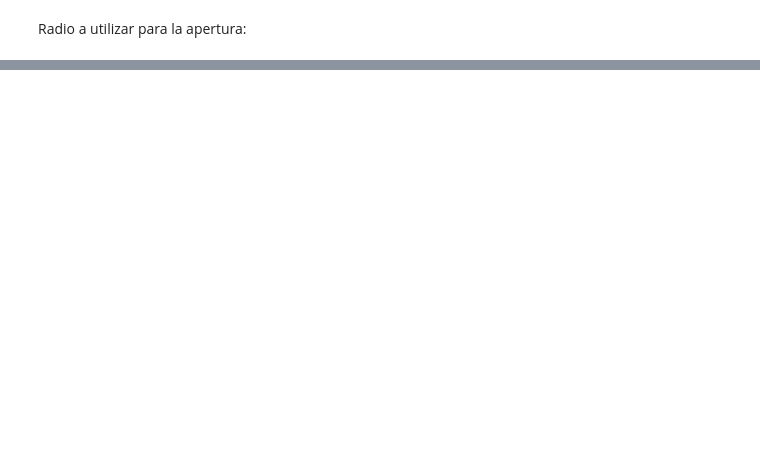
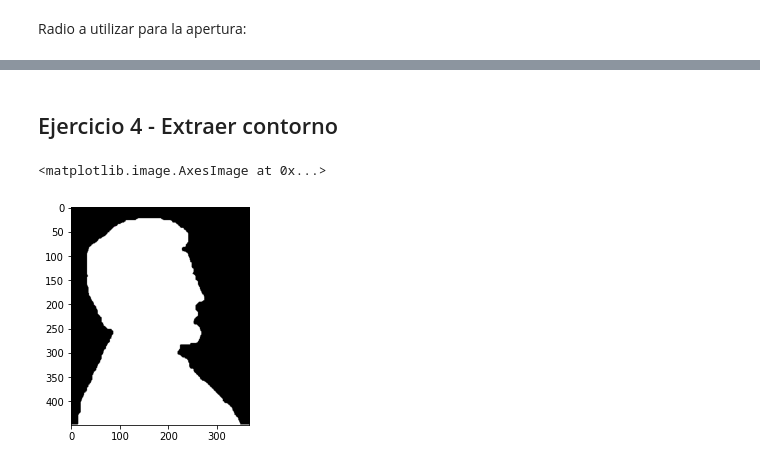
Before and after one commit to LuFernandez/imagaynes, a Jupyter notebook: Morfologia/Morfologia.ipynb, the cells around one changed output, grey strips where cells are left out. Drawn from its saved outputs; the diff is of its cells as text; code cells hidden in the pictures; blank space fills up the shorter version.

```diff
--- a/Morfologia/Morfologia.ipynb
+++ b/Morfologia/Morfologia.ipynb
@@ -102,0 +124,11 @@ plt.imshow(opened.astype(int))
+# %% [markdown]
+## Ejercicio 4 - Extraer contorno
+# %%
+img4 = cv2.imread('Ej4.PNG')
+#Binarizo la imagen
+img4[img4 > 100] = 255
+img4[img4 < 100] = 0
+plt.imshow(img4)
+# %% [output]
+<matplotlib.image.AxesImage at 0x...>
+[figure, added]
```
Also changed, not shown: parts of 17 cells of this notebook.
